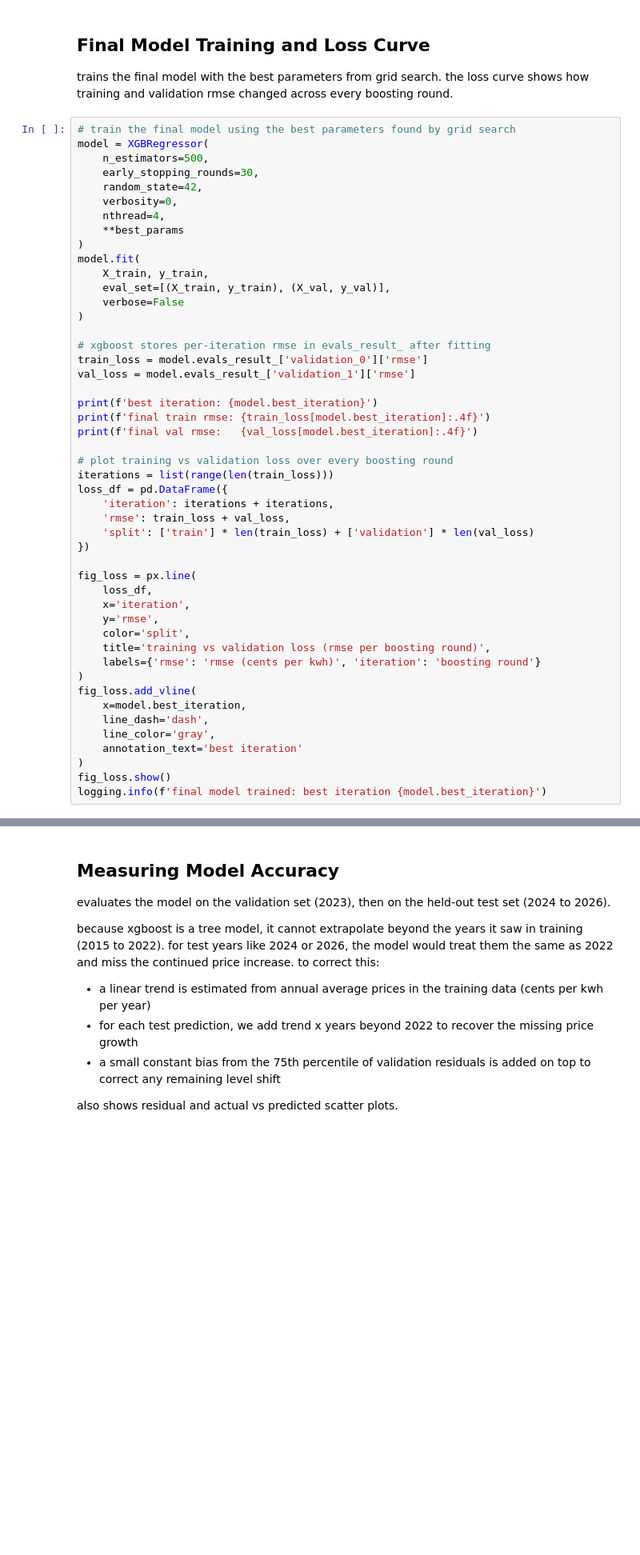
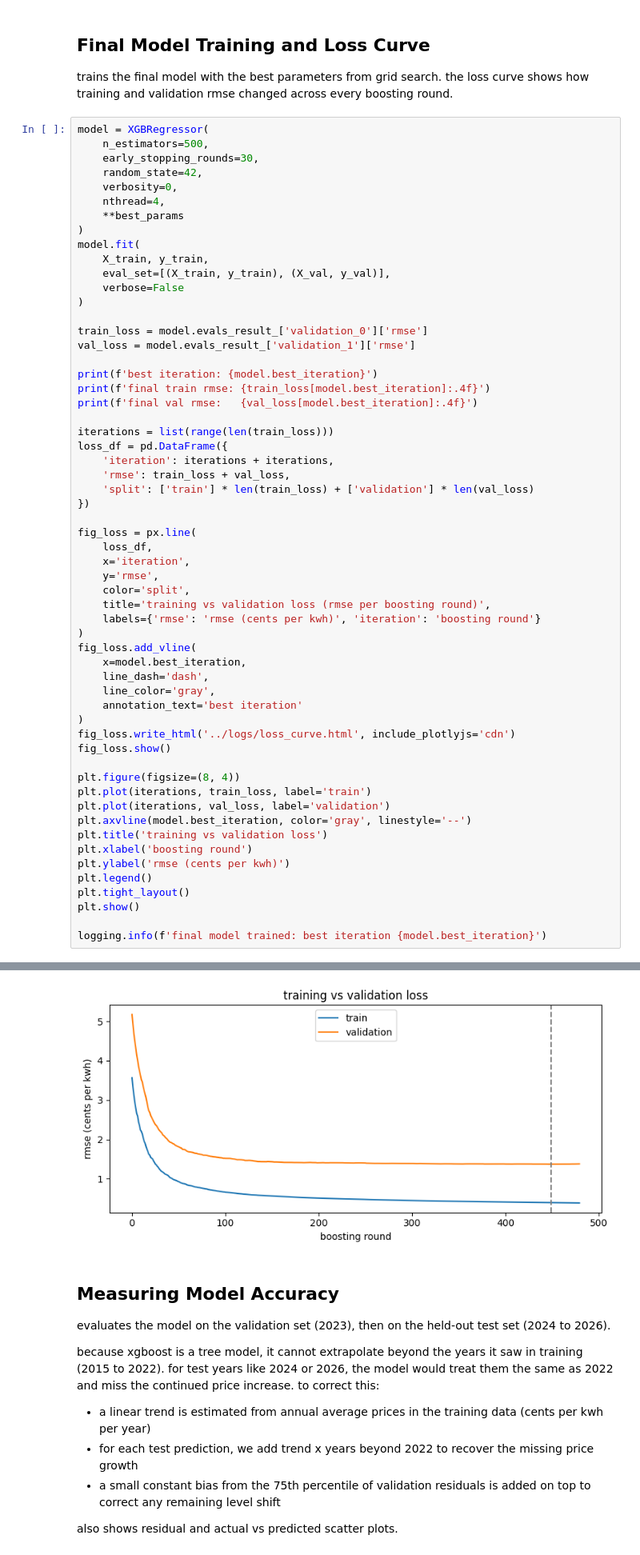
Before and after one commit to JuneWayne/DS4320-Final-Project, a Jupyter notebook: code/pipeline.ipynb, the cells around one changed output, grey strips where cells are left out. Shown at 80% size. Drawn from its saved outputs; the diff is of its cells as text; blank space fills up the shorter version.

Commit message:
plotly images are not displayable, ensure that they can be displayed with matplotlib

```diff
--- a/code/pipeline.ipynb
+++ b/code/pipeline.ipynb
@@ -383,7 +383,6 @@ model 9/96: {'max_depth': 3, 'learning_rate': 0.05, 'subsample': 0.7, 'colsample
 
 trains the final model with the best parameters from grid search. the loss curve shows how training and validation rmse changed across every boosting round.
 # %%
-# train the final model using the best parameters found by grid search
 model = XGBRegressor(
     n_estimators=500,
     early_stopping_rounds=30,
@@ -398,7 +397,6 @@ model.fit(
     verbose=False
 )
 
-# xgboost stores per-iteration rmse in evals_result_ after fitting
 train_loss = model.evals_result_['validation_0']['rmse']
 val_loss = model.evals_result_['validation_1']['rmse']
 
@@ -406,34 +404,47 @@ print(f'best iteration: {model.best_iteration}')
 print(f'final train rmse: {train_loss[model.best_iteration]:.4f}')
 print(f'final val rmse:   {val_loss[model.best_iteration]:.4f}')
 
-# plot training vs validation loss over every boosting round
 iterations = list(range(len(train_loss)))
 loss_df = pd.DataFrame({
     'iteration': iterations + iterations,
     'rmse': train_loss + val_loss,
     'split': ['train'] * len(train_loss) + ['validation'] * len(val_loss)
 })
 
 fig_loss = px.line(
     loss_df,
     x='iteration',
     y='rmse',
     color='split',
     title='training vs validation loss (rmse per boosting round)',
     labels={'rmse': 'rmse (cents per kwh)', 'iteration': 'boosting round'}
 )
 fig_loss.add_vline(
     x=model.best_iteration,
     line_dash='dash',
     line_color='gray',
     annotation_text='best iteration'
 )
+fig_loss.write_html('../logs/loss_curve.html', include_plotlyjs='cdn')
 fig_loss.show()
+
+plt.figure(figsize=(8, 4))
+plt.plot(iterations, train_loss, label='train')
+plt.plot(iterations, val_loss, label='validation')
+plt.axvline(model.best_iteration, color='gray', linestyle='--')
+plt.title('training vs validation loss')
+plt.xlabel('boosting round')
+plt.ylabel('rmse (cents per kwh)')
+plt.legend()
+plt.tight_layout()
+plt.show()
+
 logging.info(f'final model trained: best iteration {model.best_iteration}')
 # %% [output]
 best iteration: 449
 final train rmse: 0.3939
 final val rmse:   1.3713
+[figure, added]
 # %% [markdown]
 ## Measuring Model Accuracy
 
```
Also changed, not shown: parts of 7 cells of this notebook, 22 other files.
